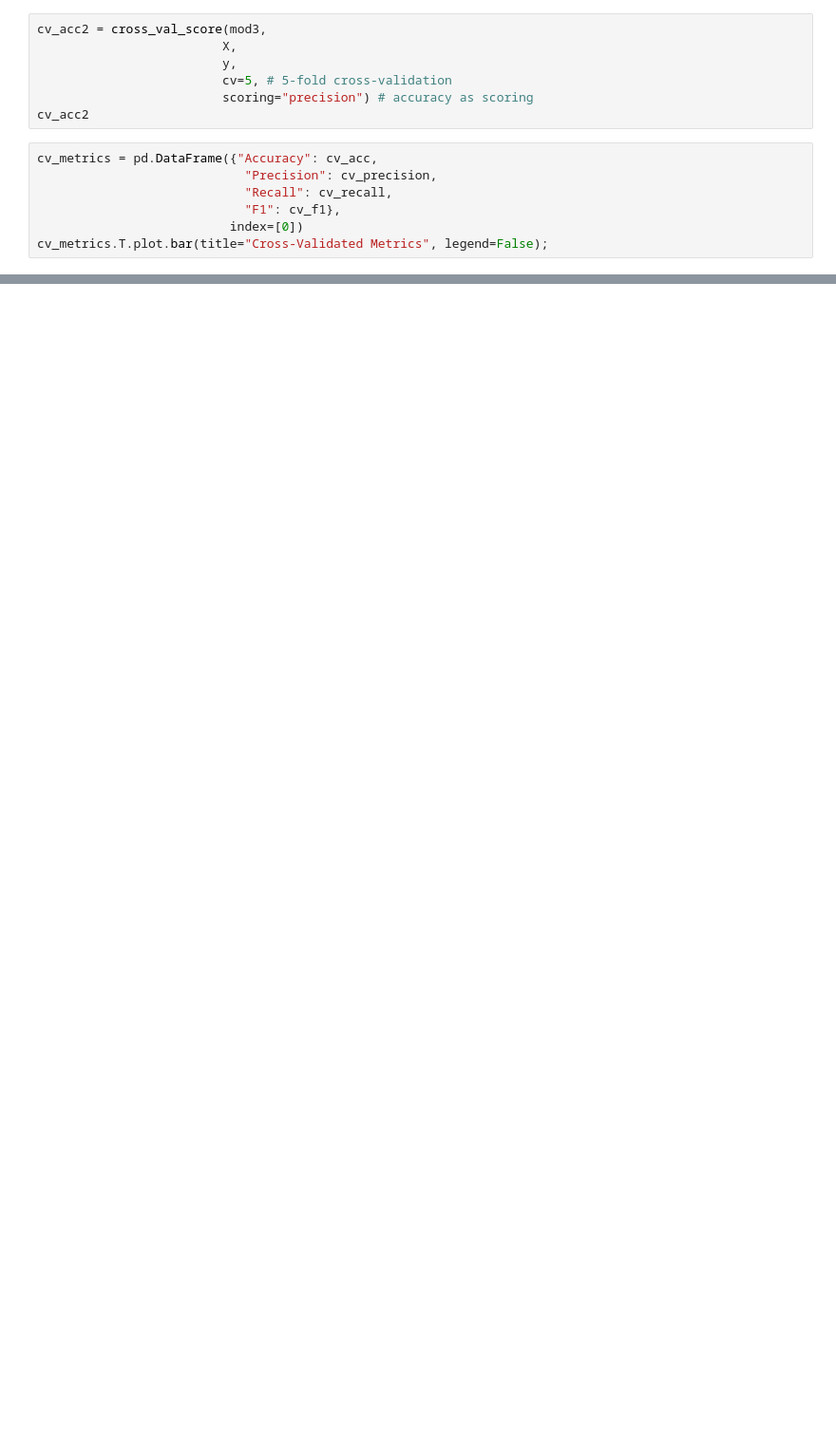
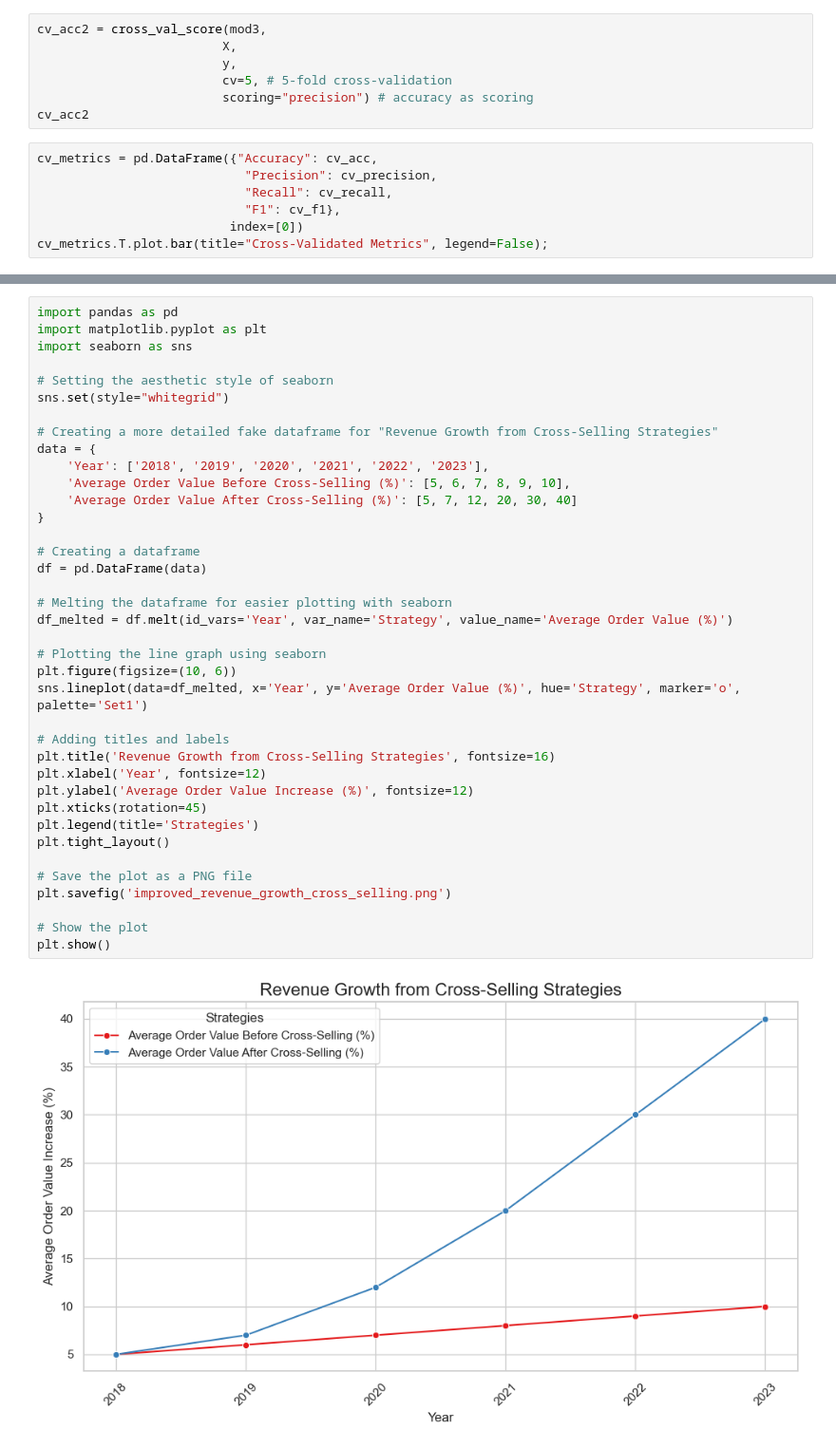
Before and after one commit to Rakkshith14/CreditCard-Fraud-Detection, a Jupyter notebook: ccfraud-model.ipynb, the cells around one changed output, grey strips where cells are left out. Shown at 95% size. Cells and saved outputs as stored; diff of their text form; blank space fills up the shorter version.

```diff
--- a/ccfraud-model.ipynb
+++ b/ccfraud-model.ipynb
@@ -782,0 +890,40 @@ cv_metrics.T.plot.bar(title="Cross-Validated Metrics", legend=False);
+# %%
+import pandas as pd
+import matplotlib.pyplot as plt
+import seaborn as sns
+
+# Setting the aesthetic style of seaborn
+sns.set(style="whitegrid")
+
+# Creating a more detailed fake dataframe for "Revenue Growth from Cross-Selling Strategies"
+data = {
+    'Year': ['2018', '2019', '2020', '2021', '2022', '2023'],
+    'Average Order Value Before Cross-Selling (%)': [5, 6, 7, 8, 9, 10],
+    'Average Order Value After Cross-Selling (%)': [5, 7, 12, 20, 30, 40]
+}
+
+# Creating a dataframe
+df = pd.DataFrame(data)
+
+# Melting the dataframe for easier plotting with seaborn
+df_melted = df.melt(id_vars='Year', var_name='Strategy', value_name='Average Order Value (%)')
+
+# Plotting the line graph using seaborn
+plt.figure(figsize=(10, 6))
+sns.lineplot(data=df_melted, x='Year', y='Average Order Value (%)', hue='Strategy', marker='o', palette='Set1')
+
+# Adding titles and labels
+plt.title('Revenue Growth from Cross-Selling Strategies', fontsize=16)
+plt.xlabel('Year', fontsize=12)
+plt.ylabel('Average Order Value Increase (%)', fontsize=12)
+plt.xticks(rotation=45)
+plt.legend(title='Strategies')
+plt.tight_layout()
+
+# Save the plot as a PNG file
+plt.savefig('improved_revenue_growth_cross_selling.png')
+
+# Show the plot
+plt.show()
+# %% [output]
+[figure, added]
```
Also changed, not shown: parts of 15 cells of this notebook, 1 other file.
